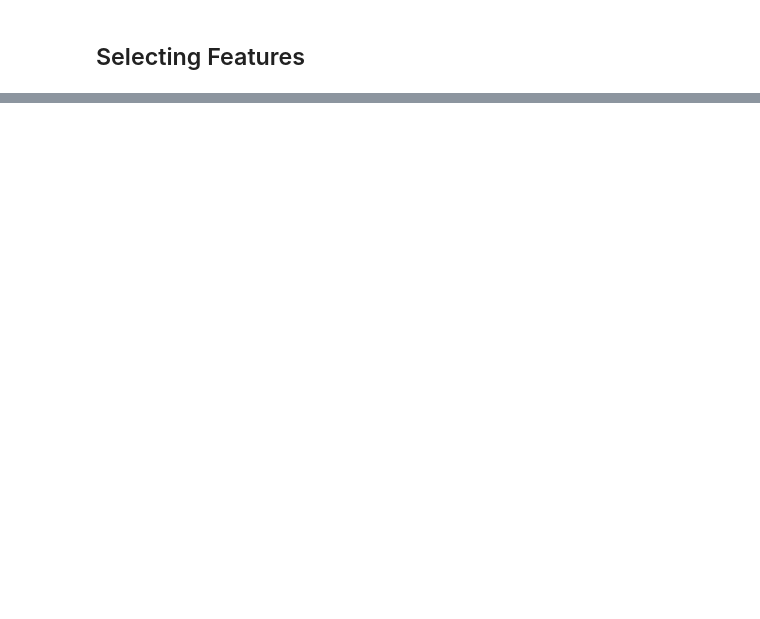
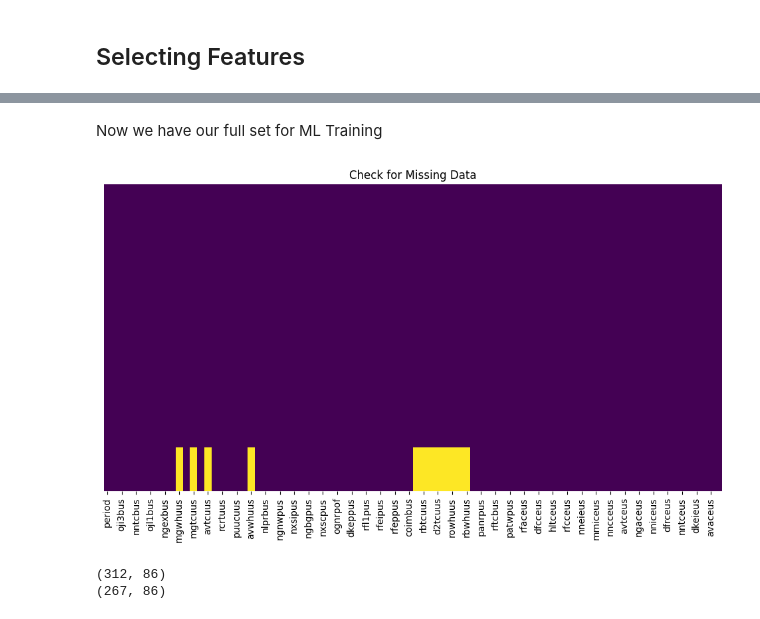
Before and after one commit to asumag4/energy_analytics, a Jupyter notebook: notebooks/eda_drilling.ipynb, the cells around one changed output, grey strips where cells are left out. Drawn from its saved outputs; the diff is of its cells as text; code cells hidden in the pictures; blank space fills up the shorter version.

```diff
--- a/notebooks/eda_drilling.ipynb
+++ b/notebooks/eda_drilling.ipynb
@@ -327,0 +327,20 @@ plt.show()
+# %%
+# We've now found the associated columns we'll need to replicate antoniodagnino's list
+
+# Let's now iterate through the queries and extract each column as msn
+
+sql_dir = Path("../src/feature_engineering_sql_scripts")
+ml_set_cols = []
+
+for sql_file in sorted(sql_dir.glob("*.sql")):
+    print(f"[INFO] Running {sql_file.name}")
+
+    query = sql_file.read_text()
+    conn.execute(query)
+
+
+    res = conn.execute(query).fetchall()  # list of tuples
+    ml_set_cols.extend([row[0].lower() for row in res])
+    print(f"[INFO] Done — {sql_file.name}")
+
+print(f"[INFO]  There are {len(ml_set_cols)} columns in the ml set.")
@@ -327,0 +365,26 @@ plt.show()
+# %%
+# Now query the set
+ml_set = conn.sql(f"""
+    SELECT
+        period
+        ,{", ".join(ml_set_cols)}
+        ,ognrpus - (panrpus + ngnrpus)     AS remrig
+    FROM pg.silver.v_total_energy_pivot
+""")
+# %% [markdown]
+Now we have our full set for ML Training
+# %%
+fig = plt.figure(figsize=(12,6))
+ax = plt.axes()
+ax.set_title('Check for Missing Data')
+sns.heatmap(ml_set.df().isnull(),yticklabels=False,cbar=False,cmap='viridis',ax=ax);
+# %% [output]
+[figure, added]
+# %%
+print(ml_set.shape)
+for col in ml_set_cols:
+    ml_set_cleaned = ml_set_cleaned.filter(f"{col} IS NOT NULL")
+print(ml_set_cleaned.shape)
+# %% [output]
+(312, 86)
+(267, 86)
```
Also changed, not shown: parts of 13 cells of this notebook, 24 other files.
